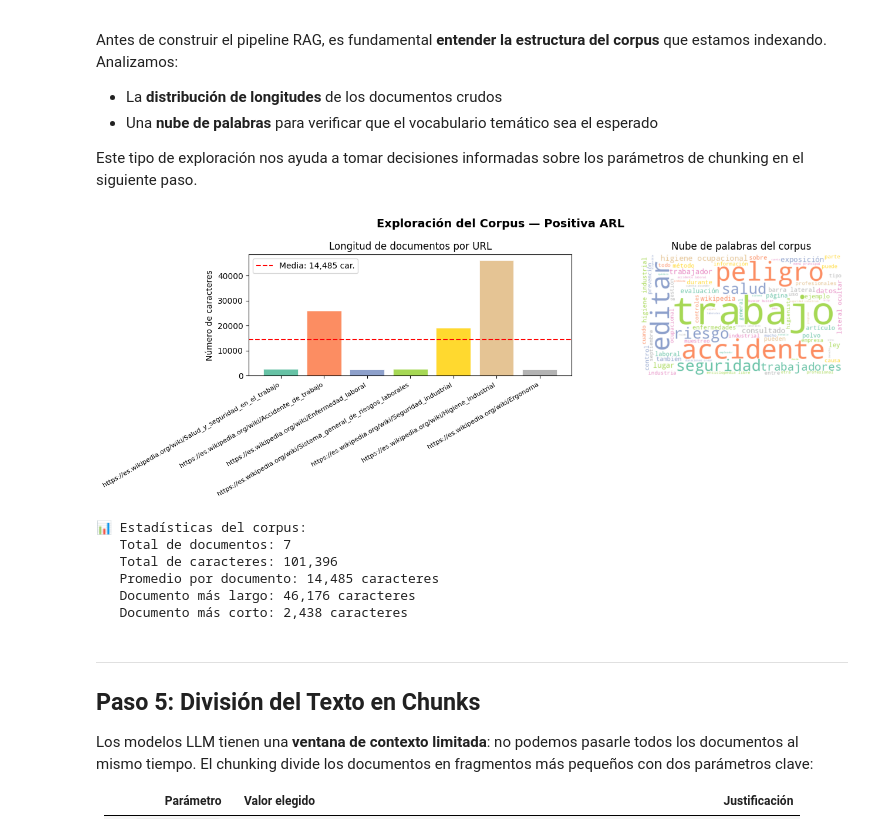
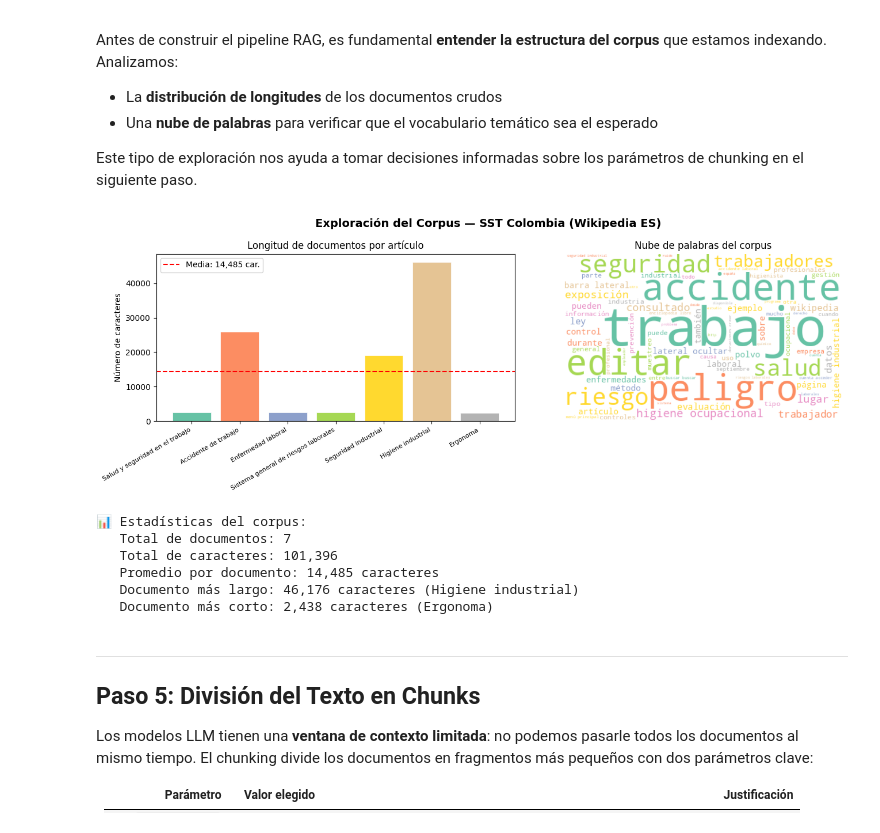
Before and after one commit to dvarelaj/nlp-miniproyecto-icesi, a Jupyter notebook: Sesion 6/modelos_generativos_RAG.ipynb, the cells around one changed output. Drawn from its saved outputs; the diff is of its cells as text; code cells hidden in the pictures.

```diff
--- a/Sesion 6/modelos_generativos_RAG.ipynb
+++ b/Sesion 6/modelos_generativos_RAG.ipynb
@@ -225,66 +224,74 @@ Antes de construir el pipeline RAG, es fundamental **entender la estructura del
 Este tipo de exploración nos ayuda a tomar decisiones informadas sobre los parámetros de chunking en el siguiente paso.
 # %%
 import matplotlib.pyplot as plt
-import matplotlib.patches as mpatches
 from wordcloud import WordCloud
 import numpy as np
-import re
 
-# ── Distribución de longitudes de documentos ──────────────────────────────────
+# ── Longitudes y etiquetas desde URLs de Wikipedia ───────────────────────────
 longitudes = [len(doc.page_content) for doc in documents]
-fuentes = [doc.metadata.get('source', 'N/A').replace('https://www.positiva.gov.co/', '') for doc in documents]
+
+# Extrae el nombre del artículo desde la URL de Wikipedia
+# e.g. "https://es.wikipedia.org/wiki/Accidente_de_trabajo" → "Accidente de trabajo"
+fuentes = [
+    doc.metadata.get('source', 'N/A')
+        .replace('https://es.wikipedia.org/wiki/', '')
+        .replace('_', ' ')
+    for doc in documents
+]
 
 fig, axes = plt.subplots(1, 2, figsize=(14, 5))
-fig.suptitle('Exploración del Corpus — Positiva ARL', fontsize=14, fontweight='bold')
+fig.suptitle('Exploración del Corpus — SST Colombia (Wikipedia ES)',
+             fontsize=14, fontweight='bold')
 
 # Gráfico de barras por documento
 colores = plt.cm.Set2(np.linspace(0, 1, len(documents)))
-bars = axes[0].bar(range(len(documents)), longitudes, color=colores, edgecolor='white', linewidth=0.5)
+axes[0].bar(range(len(documents)), longitudes, color=colores,
+            edgecolor='white', linewidth=0.5)
 axes[0].set_xticks(range(len(documents)))
-axes[0].set_xticklabels([f.rstrip('/') for f in fuentes], rotation=30, ha='right', fontsize=8)
+axes[0].set_xticklabels(fuentes, rotation=30, ha='right', fontsize=8)
 axes[0].set_ylabel('Número de caracteres')
-axes[0].set_title('Longitud de documentos por URL')
-axes[0].axhline(np.mean(longitudes), color='red', linestyle='--', label=f'Media: {int(np.mean(longitudes)):,} car.')
+axes[0].set_title('Longitud de documentos por artículo')
+axes[0].axhline(np.mean(longitudes), color='red', linestyle='--',
+                label=f'Media: {int(np.mean(longitudes)):,} car.')
 axes[0].legend()
 
 # Nube de palabras del corpus completo
 texto_corpus = ' '.join([doc.page_content for doc in documents])
-# Eliminamos stopwords básicas en español
 stopwords_es = {'de', 'la', 'el', 'en', 'y', 'a', 'los', 'del', 'se', 'las',
                 'un', 'con', 'por', 'para', 'su', 'es', 'que', 'no', 'al', 'una',
                 'como', 'más', 'lo', 'le', 'sus', 'o', 'pero', 'si', 'este',
                 'esta', 'esto', 'son', 'fue', 'ser', 'ha', 'hay', 'ya', 'te'}
 
 wc = WordCloud(
     width=500, height=300,
     background_color='white',
     stopwords=stopwords_es,
     colormap='Set2',
     max_words=80
 ).generate(texto_corpus.lower())
 
 axes[1].imshow(wc, interpolation='bilinear')
 axes[1].axis('off')
 axes[1].set_title('Nube de palabras del corpus')
 
 plt.tight_layout()
 plt.savefig('exploracion_corpus.png', dpi=150, bbox_inches='tight')
 plt.show()
 
 print(f'\n📊 Estadísticas del corpus:')
 print(f'   Total de documentos: {len(documents)}')
 print(f'   Total de caracteres: {sum(longitudes):,}')
 print(f'   Promedio por documento: {int(np.mean(longitudes)):,} caracteres')
-print(f'   Documento más largo: {max(longitudes):,} caracteres')
-print(f'   Documento más corto: {min(longitudes):,} caracteres')
+print(f'   Documento más largo: {max(longitudes):,} caracteres ({fuentes[longitudes.index(max(longitudes))]})')
+print(f'   Documento más corto: {min(longitudes):,} caracteres ({fuentes[longitudes.index(min(longitudes))]})')
 # %% [output]
-[figure, old version]
+[figure, new version]
 📊 Estadísticas del corpus:
    Total de documentos: 7
    Total de caracteres: 101,396
    Promedio por documento: 14,485 caracteres
-   Documento más largo: 46,176 caracteres
-   Documento más corto: 2,438 caracteres
+   Documento más largo: 46,176 caracteres (Higiene industrial)
+   Documento más corto: 2,438 caracteres (Ergonoma)
 # %% [markdown]
 ---
 ## Paso 5: División del Texto en Chunks
```
Also changed, not shown: parts of 13 cells of this notebook.
